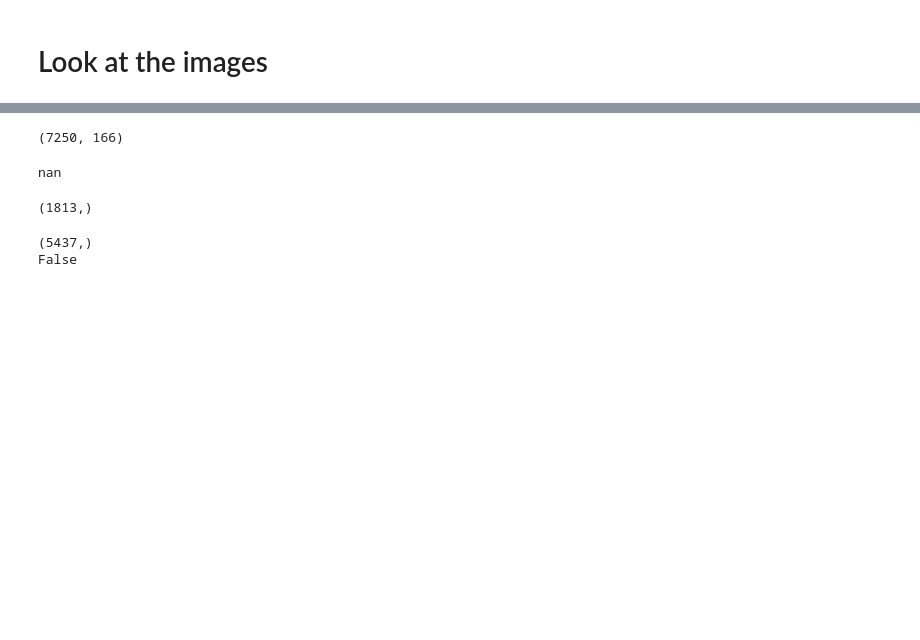
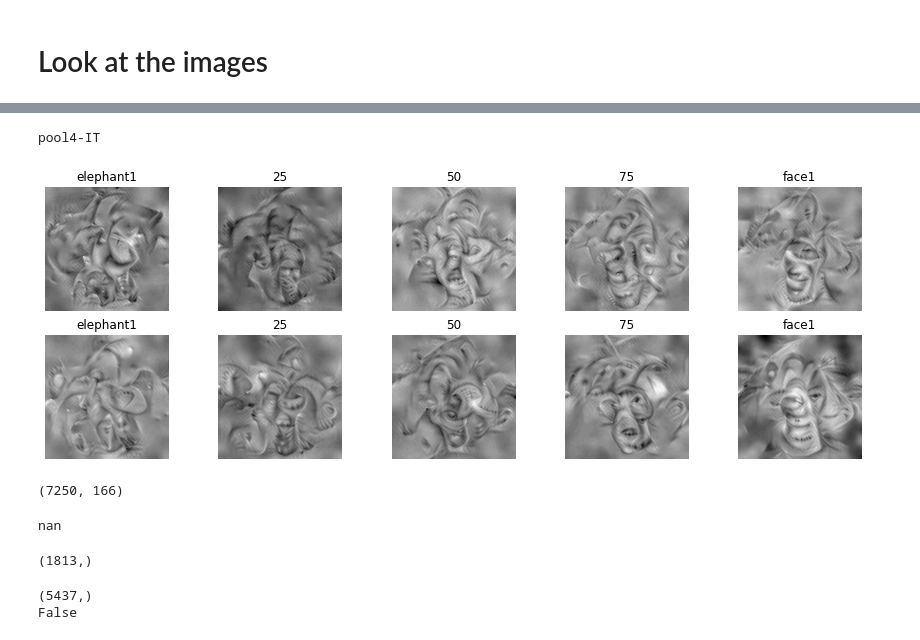
Before and after one commit to akjags/neurint, a Jupyter notebook: fit_neural_data.ipynb, the cells around one changed output, grey strips where cells are left out. Drawn from its saved outputs; the diff is of its cells as text; code cells hidden in the pictures; blank space fills up the shorter version.

```diff
--- a/fit_neural_data.ipynb
+++ b/fit_neural_data.ipynb
@@ -53,3 +64,9 @@ x
+# %%
+print(f'{layerareas[1]}')
+plot_interpol_images(image_pairs[1], layerareas[1], nSamples=2)
+# %% [output]
+pool4-IT
+[figure, added]
 # %%
 def load_v1_data(v1_data_path):
     with open(v1_data_path, 'rb') as f:
```
Also changed, not shown: parts of 4 cells of this notebook.
